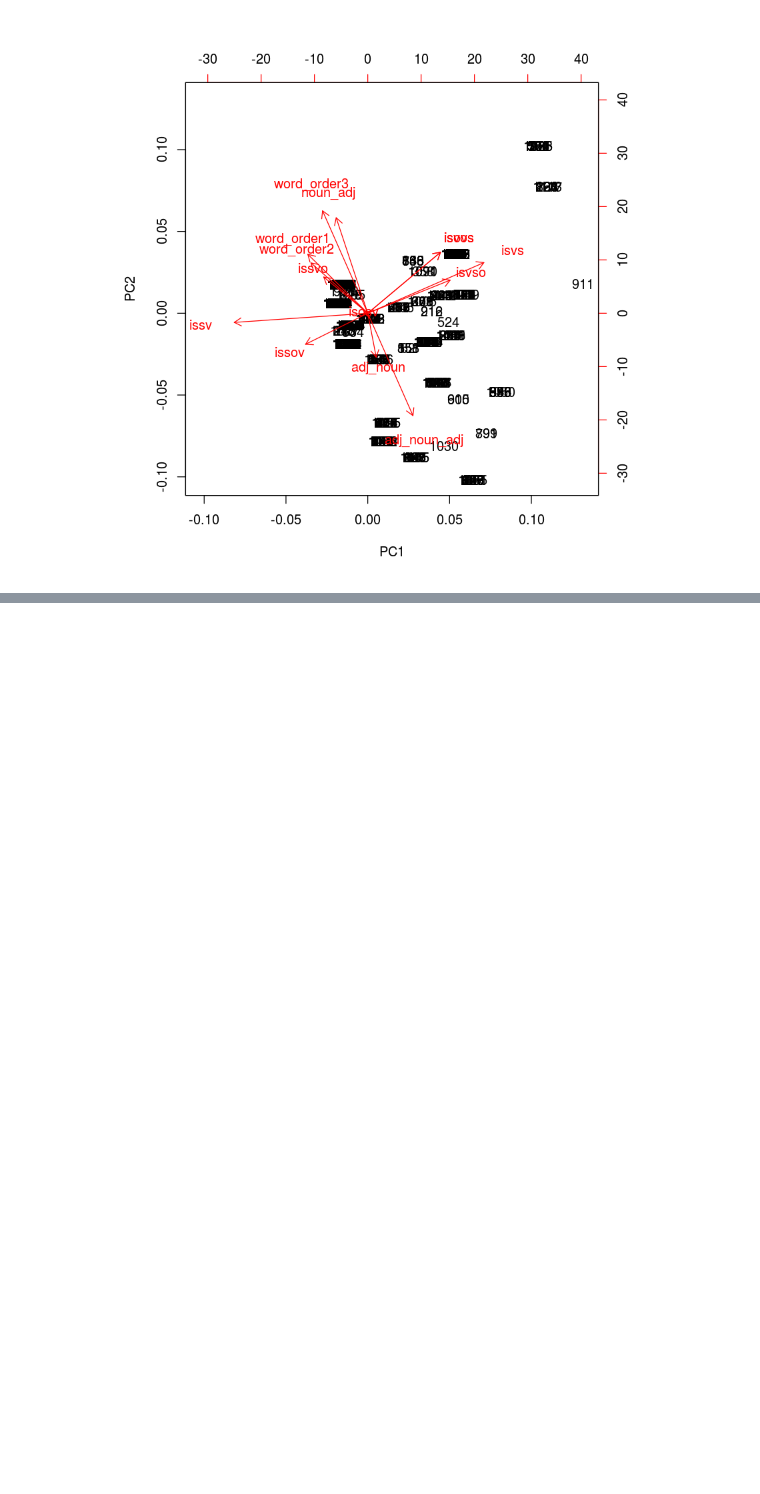
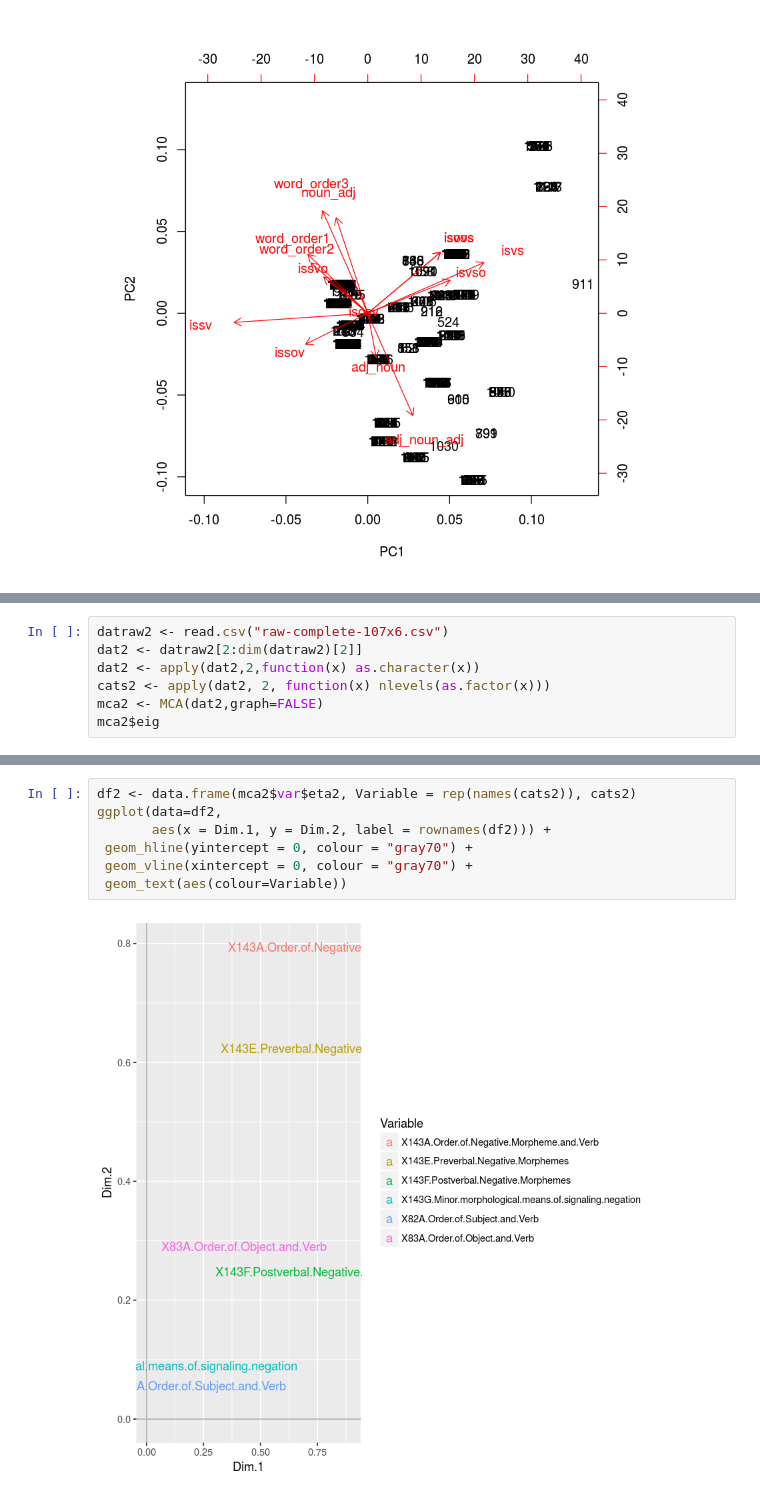
Before and after one commit to ilay32/wals-project, a Jupyter notebook: 4-4-order-features.ipynb, the cells around one changed output, grey strips where cells are left out. Saved outputs shown, nothing was run; the diff lists cells and outputs as text; blank space fills up the shorter version.

```diff
--- a/4-4-order-features.ipynb
+++ b/4-4-order-features.ipynb
@@ -86,0 +150,7 @@ Principal inertias (eigenvalues):
+# %%
+datraw2 <- read.csv("raw-complete-107x6.csv")
+dat2 <- datraw2[2:dim(datraw2)[2]]
+dat2 <- apply(dat2,2,function(x) as.character(x))
+cats2 <- apply(dat2, 2, function(x) nlevels(as.factor(x)))
+mca2 <- MCA(dat2,graph=FALSE)
+mca2$eig
@@ -86,0 +175,9 @@ Principal inertias (eigenvalues):
+# %%
+df2 <- data.frame(mca2$var$eta2, Variable = rep(names(cats2)), cats2)
+ggplot(data=df2,
+       aes(x = Dim.1, y = Dim.2, label = rownames(df2))) +
+ geom_hline(yintercept = 0, colour = "gray70") +
+ geom_vline(xintercept = 0, colour = "gray70") +
+ geom_text(aes(colour=Variable))
+# %% [output]
+[figure, added]
```
Also changed, not shown: parts of 15 cells of this notebook, 1 other file.
